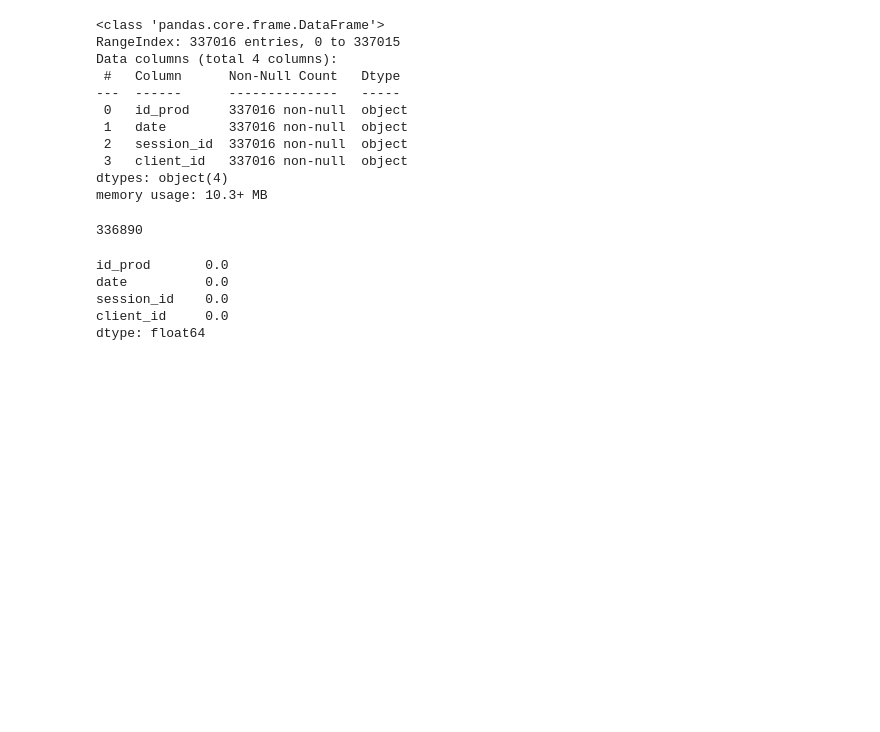
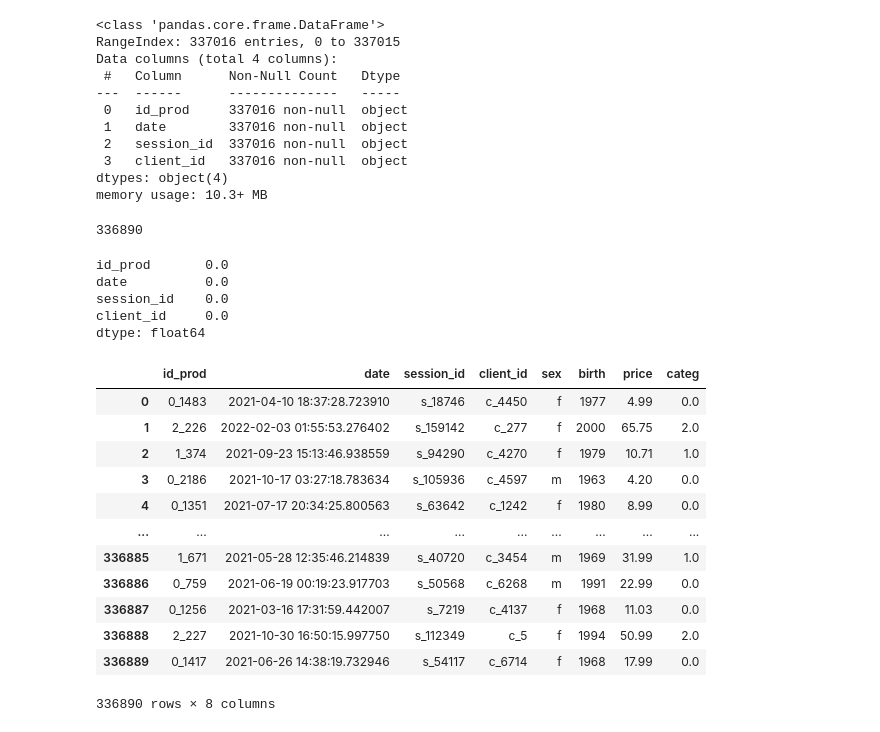
Before and after one commit to LaurenceAndraud/Brief---Book-business, a Jupyter notebook: Analyse_Librairie.ipynb, the cells around one changed output. Drawn from its saved outputs; the diff is of its cells as text; code cells hidden in the pictures; blank space fills up the shorter version.

Commit message:
Modifications et merge de données !important!

```diff
--- a/Analyse_Librairie.ipynb
+++ b/Analyse_Librairie.ipynb
@@ -182,3 +187,20 @@ date          0.0
 session_id    0.0
 client_id     0.0
 dtype: float64
+# %%
+new_data = ventes.merge(clients, how='left', on="client_id").merge(new_produits, how='left', on='id_prod')
+new_data
+# %% [output]
+|  | id_prod | date | session_id | client_id | sex | birth | price | categ |
+| 0 | 0_1483 | 2021-04-10 18:37:28.723910 | s_18746 | c_4450 | f | 1977 | 4.99 | 0.0 |
+| 1 | 2_226 | 2022-02-03 01:55:53.276402 | s_159142 | c_277 | f | 2000 | 65.75 | 2.0 |
+| 2 | 1_374 | 2021-09-23 15:13:46.938559 | s_94290 | c_4270 | f | 1979 | 10.71 | 1.0 |
+| 3 | 0_2186 | 2021-10-17 03:27:18.783634 | s_105936 | c_4597 | m | 1963 | 4.20 | 0.0 |
+| 4 | 0_1351 | 2021-07-17 20:34:25.800563 | s_63642 | c_1242 | f | 1980 | 8.99 | 0.0 |
+| ... | ... | ... | ... | ... | ... | ... | ... | ... |
+| 336885 | 1_671 | 2021-05-28 12:35:46.214839 | s_40720 | c_3454 | m | 1969 | 31.99 | 1.0 |
+| 336886 | 0_759 | 2021-06-19 00:19:23.917703 | s_50568 | c_6268 | m | 1991 | 22.99 | 0.0 |
+| 336887 | 0_1256 | 2021-03-16 17:31:59.442007 | s_7219 | c_4137 | f | 1968 | 11.03 | 0.0 |
+| 336888 | 2_227 | 2021-10-30 16:50:15.997750 | s_112349 | c_5 | f | 1994 | 50.99 | 2.0 |
+| 336889 | 0_1417 | 2021-06-26 14:38:19.732946 | s_54117 | c_6714 | f | 1968 | 17.99 | 0.0 |
+336890 rows × 8 columns
```
Also changed, not shown: parts of 25 cells of this notebook.
